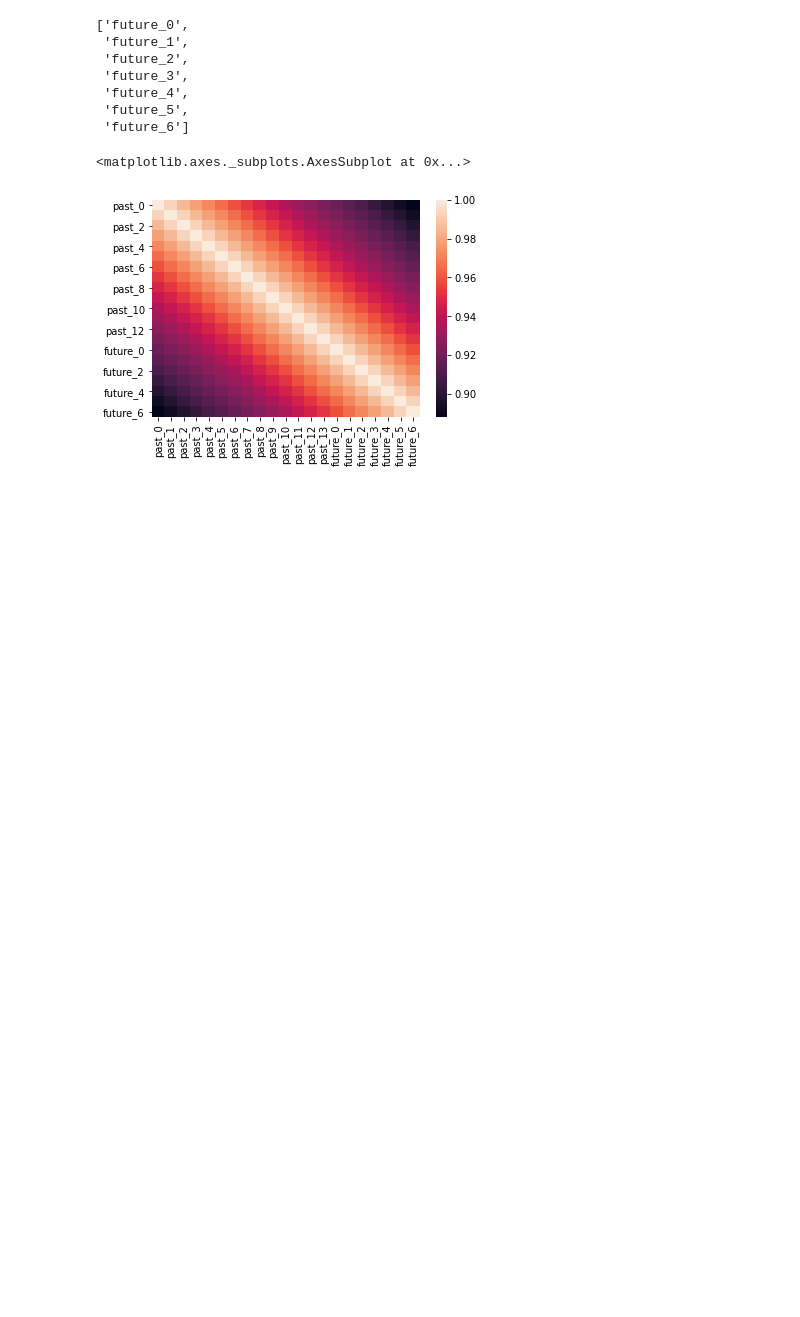
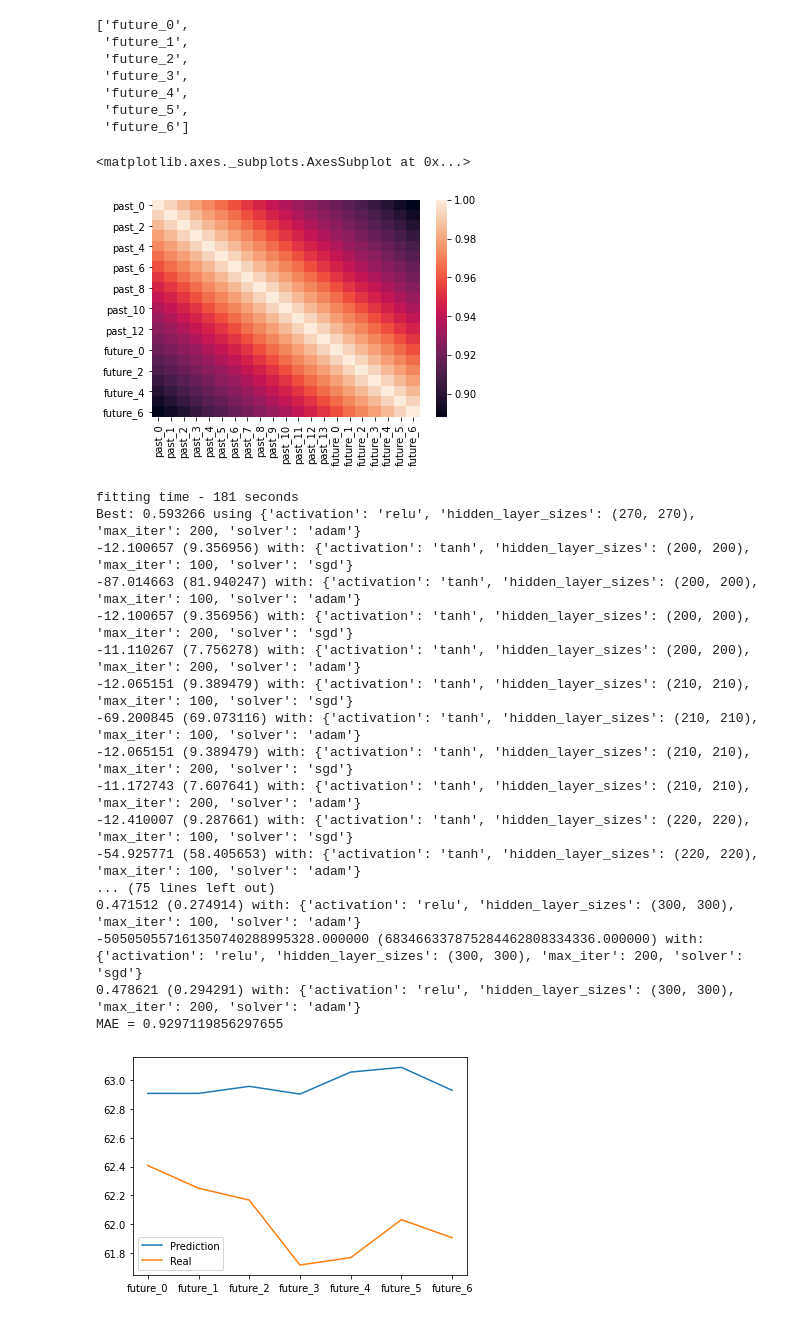
Before and after one commit to mike392/SB_task, a Jupyter notebook: HW_Mikhail_Barsukou.ipynb, the cells around one changed output. Saved outputs shown, nothing was run; the diff lists cells and outputs as text; code cells hidden in the pictures; blank space fills up the shorter version.

```diff
--- a/HW_Mikhail_Barsukou.ipynb
+++ b/HW_Mikhail_Barsukou.ipynb
@@ -111,39 +111,61 @@ mlpr = MLPRegressor(random_state=42)
 # - оптимизаторы (solver)
 # - конфигурация скрытых слоёв
 # - количество итераций для оптимизатора для достижения сходимости
+# (как правило, если модель не сходится быстро, то выбирать слишком большое число max_iter смысла нет)
 params = dict(
     activation= ["tanh", "relu"],
-    hidden_layer_sizes= [(x, y) for x in range(200, 601, 100) for y in range(200, 601, 100)],
-    max_iter= [100, 200, 400, 1000],
+    hidden_layer_sizes= [(x, x) for x in range(200, 301, 10)],
+    max_iter= [100, 200],
     solver= ["sgd", "adam"]
 )
 
+# с помощью автоматизированного поиска найдем оптимальную конфигурацию для предиктора
 grid = GridSearchCV(estimator=mlpr, param_grid=params, cv=3, verbose=0)
 # посмотреть на время, которое потребуется для поиска оптимальных параметров
 d1 = datetime.now()
+# сделаем поиск оптимальной комбинации без вывода warning сообщений
 with warnings.catch_warnings():
     # ignore all caught warnings
     warnings.filterwarnings("ignore")
     grid_result = grid.fit(X, Y)
 
 d2 = datetime.now()
 delta = d2 - d1
 print("fitting time - {} seconds".format(delta.seconds))
 
 # вывод наиболее удачной комбинации параметров
 print("Best: %f using %s" % (grid_result.best_score_, grid_result.best_params_))
 means = grid_result.cv_results_['mean_test_score']
 stds = grid_result.cv_results_['std_test_score']
 params = grid_result.cv_results_['params']
 for mean, stdev, param in zip(means, stds, params):
     print("%f (%f) with: %r" % (mean, stdev, param))
 
 prediction = grid_result.predict(X_test) # Предсказания
 plt.plot(prediction[0], label="Prediction") # График
 plt.plot(Y_test.iloc[0], label="Real")
 plt.legend()
 mae = mean_absolute_error(prediction[0], Y_test.iloc[0])
 print(f"MAE = {mae}")
+# %% [output]
+fitting time - 181 seconds
+Best: 0.593266 using {'activation': 'relu', 'hidden_layer_sizes': (270, 270), 'max_iter': 200, 'solver': 'adam'}
+-12.100657 (9.356956) with: {'activation': 'tanh', 'hidden_layer_sizes': (200, 200), 'max_iter': 100, 'solver': 'sgd'}
+-87.014663 (81.940247) with: {'activation': 'tanh', 'hidden_layer_sizes': (200, 200), 'max_iter': 100, 'solver': 'adam'}
+-12.100657 (9.356956) with: {'activation': 'tanh', 'hidden_layer_sizes': (200, 200), 'max_iter': 200, 'solver': 'sgd'}
+-11.110267 (7.756278) with: {'activation': 'tanh', 'hidden_layer_sizes': (200, 200), 'max_iter': 200, 'solver': 'adam'}
+-12.065151 (9.389479) with: {'activation': 'tanh', 'hidden_layer_sizes': (210, 210), 'max_iter': 100, 'solver': 'sgd'}
+-69.200845 (69.073116) with: {'activation': 'tanh', 'hidden_layer_sizes': (210, 210), 'max_iter': 100, 'solver': 'adam'}
+-12.065151 (9.389479) with: {'activation': 'tanh', 'hidden_layer_sizes': (210, 210), 'max_iter': 200, 'solver': 'sgd'}
+-11.172743 (7.607641) with: {'activation': 'tanh', 'hidden_layer_sizes': (210, 210), 'max_iter': 200, 'solver': 'adam'}
+-12.410007 (9.287661) with: {'activation': 'tanh', 'hidden_layer_sizes': (220, 220), 'max_iter': 100, 'solver': 'sgd'}
+-54.925771 (58.405653) with: {'activation': 'tanh', 'hidden_layer_sizes': (220, 220), 'max_iter': 100, 'solver': 'adam'}
+... (75 lines left out)
+0.471512 (0.274914) with: {'activation': 'relu', 'hidden_layer_sizes': (300, 300), 'max_iter': 100, 'solver': 'adam'}
+-505050557161350740288995328.000000 (683466337875284462808334336.000000) with: {'activation': 'relu', 'hidden_layer_sizes': (300, 300), 'max_iter': 200, 'solver': 'sgd'}
+0.478621 (0.294291) with: {'activation': 'relu', 'hidden_layer_sizes': (300, 300), 'max_iter': 200, 'solver': 'adam'}
+MAE = 0.9297119856297655
+[figure, added]
 # %%
 bagging_regressor = BaggingRegressor(random_state=42)
 # %%
```
Also changed, not shown: parts of 13 cells of this notebook.
